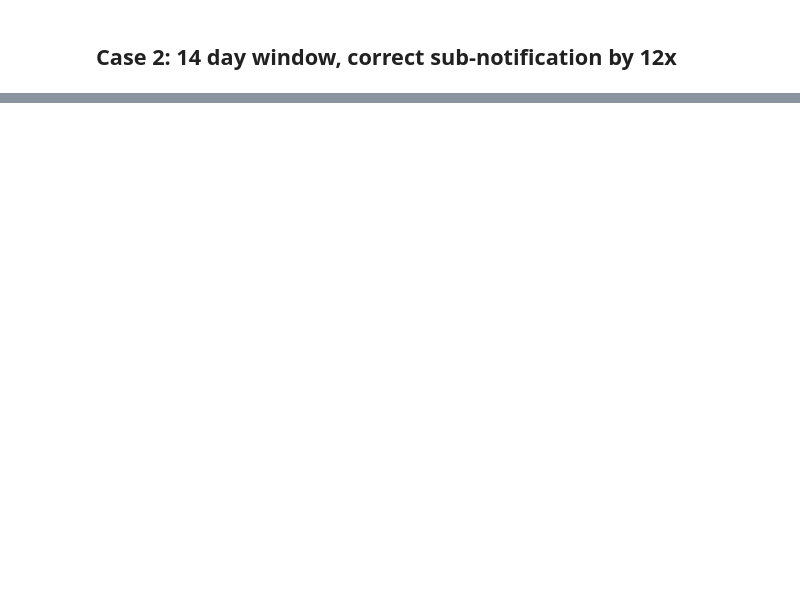
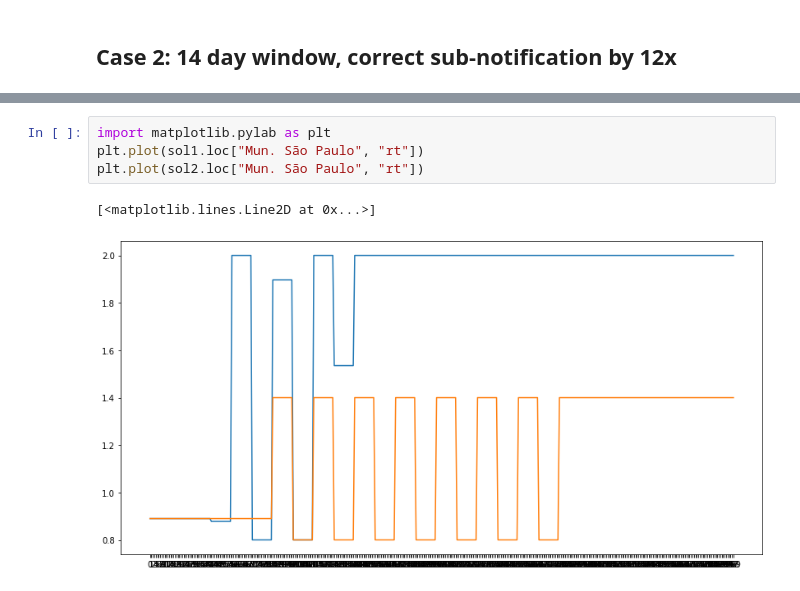
Before and after one commit to pjssilva/Robot-dance, a Jupyter notebook: dev_test.ipynb, the cells around one changed output, grey strips where cells are left out. Cells and saved outputs as stored; diff of their text form; blank space fills up the shorter version.

```diff
--- a/dev_test.ipynb
+++ b/dev_test.ipynb
@@ -113,0 +99,7 @@ run_robot.optimize_and_show_results("results/window_14_i_no_control.png", "resul
+# %%
+import matplotlib.pylab as plt
+plt.plot(sol1.loc["Mun. São Paulo", "rt"])
+plt.plot(sol2.loc["Mun. São Paulo", "rt"])
+# %% [output]
+[<matplotlib.lines.Line2D at 0x...>]
+[figure, added]
```
Also changed, not shown: parts of 18 cells of this notebook, 5 other files.
